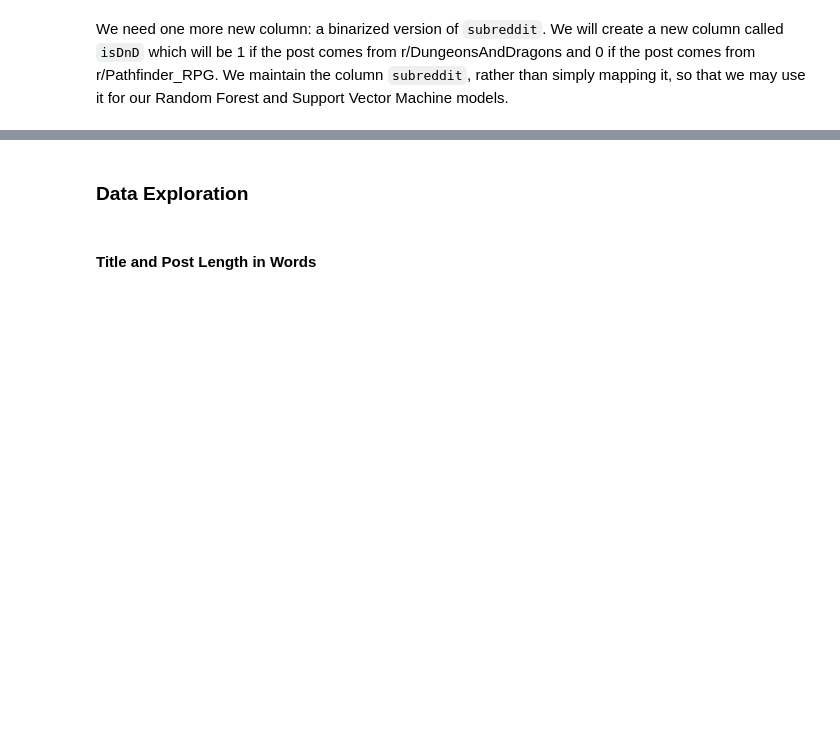
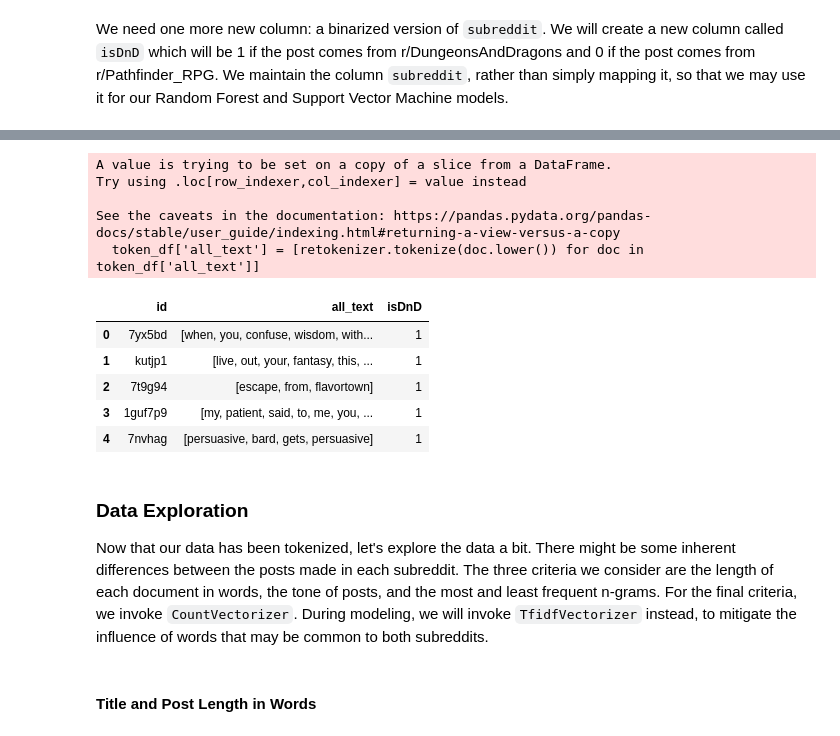
Before and after one commit to dmehta94/project-3-reddit-nlp-litigation-analysis, a Jupyter notebook: code/analysis.ipynb, the cells around one changed output, grey strips where cells are left out. Drawn from its saved outputs; the diff is of its cells as text; code cells hidden in the pictures; blank space fills up the shorter version.

```diff
--- a/code/analysis.ipynb
+++ b/code/analysis.ipynb
@@ -219,4 +240,26 @@ With the data combined, we can isolate the text and normalize it. In particular,
+# %%
+# Instantiate RegexpTokenizer
+retokenizer = RegexpTokenizer('\w+')
+
+# Tokenize the documents in our corpus
+token_df['all_text'] = [retokenizer.tokenize(doc.lower()) for doc in token_df['all_text']]
+
+# Check that it worked
+token_df.head()
+# %% [output]
+A value is trying to be set on a copy of a slice from a DataFrame.
+Try using .loc[row_indexer,col_indexer] = value instead
+
+See the caveats in the documentation: https://pandas.pydata.org/pandas-docs/stable/user_guide/indexing.html#returning-a-view-versus-a-copy
+  token_df['all_text'] = [retokenizer.tokenize(doc.lower()) for doc in token_df['all_text']]
+|  | id | all_text | isDnD |
+| 0 | 7yx5bd | [when, you, confuse, wisdom, with... | 1 |
+| 1 | kutjp1 | [live, out, your, fantasy, this, ... | 1 |
+| 2 | 7t9g94 | [escape, from, flavortown] | 1 |
+| 3 | 1guf7p9 | [my, patient, said, to, me, you, ... | 1 |
+| 4 | 7nvhag | [persuasive, bard, gets, persuasive] | 1 |
 # %% [markdown]
 ### Data Exploration
+Now that our data has been tokenized, let's explore the data a bit. There might be some inherent differences between the posts made in each subreddit. The three criteria we consider are the length of each document in words, the tone of posts, and the most and least frequent n-grams. For the final criteria, we invoke `CountVectorizer`. During modeling, we will invoke `TfidfVectorizer` instead, to mitigate the influence of words that may be common to both subreddits.
 # %% [markdown]
 #### Title and Post Length in Words
```
Also changed, not shown: parts of 13 cells of this notebook.
